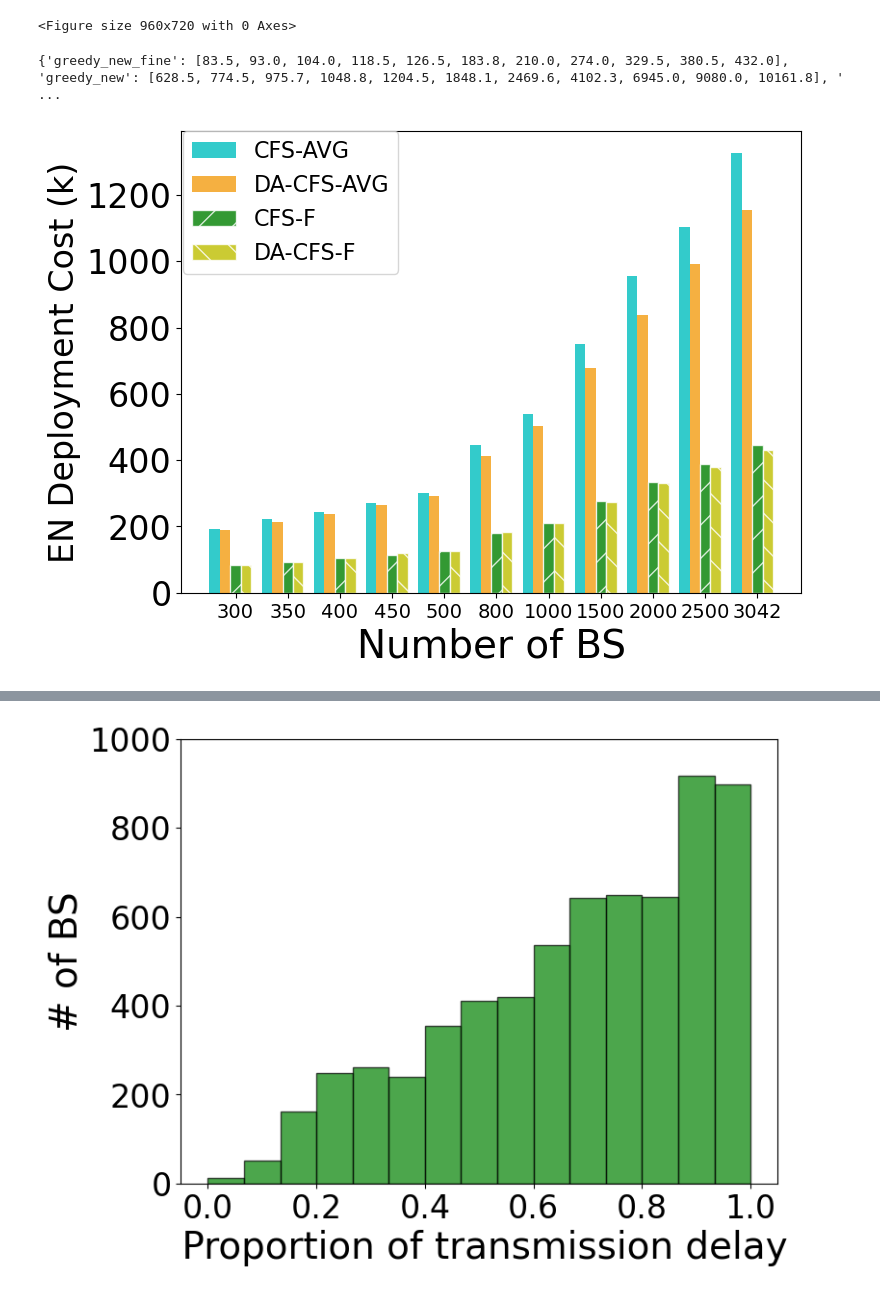
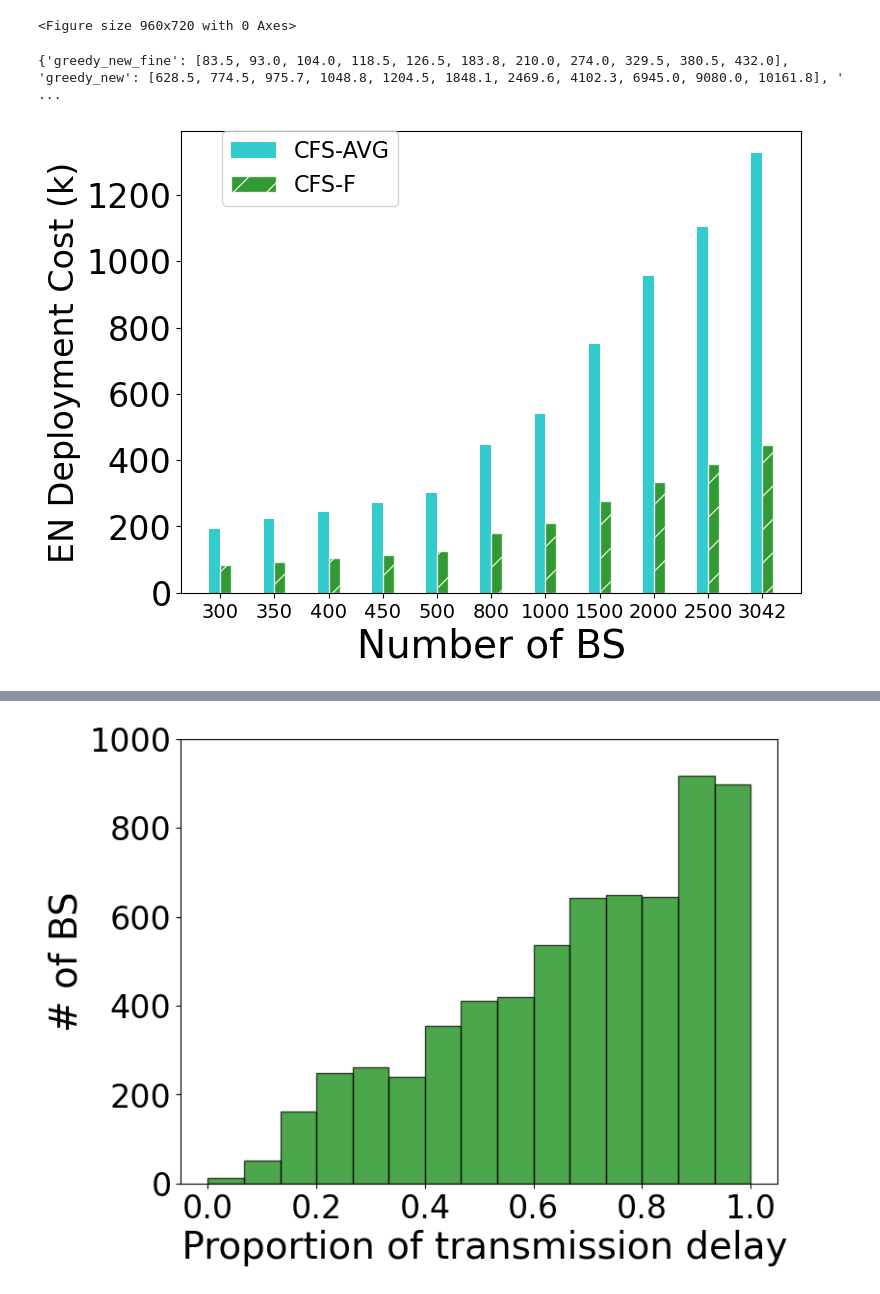
Before and after one commit to PetalZh/MECExpJava, a Jupyter notebook: Plot/MECPlot/plot.ipynb, the cells around one changed output, grey strips where cells are left out. Cells and saved outputs as stored; diff of their text form; code cells hidden in the pictures.

```diff
--- a/Plot/MECPlot/plot.ipynb
+++ b/Plot/MECPlot/plot.ipynb
@@ -206,40 +206,40 @@ def plotAvg():
                 plot_dict.update({method:[value/1000]})
 
     print(plot_dict)
 
 
     #fig,ax = plt.subplots()
     fig = plt.figure(figsize=(8, 6))
 
     plt.xlabel(r'Number of BS', fontsize=font)
     plt.ylabel(r'EN Deployment Cost (k)', fontsize=24)
 
     r = range(1, len(plot_dict['greedy'])+1)
 
-    p_greedy_avg = [i - 0.4 for i in r]
-    p_greedy_new_avg = [i - 0.2 for i in r]
-    p_greedy_fine = [i for i in r]
-    p_greedy_new_fine = [i + 0.2 for i in r]
+    p_greedy_avg = [i - 0.1 for i in r]
+    # p_greedy_new_avg = [i - 0.2 for i in r]
+    p_greedy_fine = [i + 0.1 for i in r]
+    # p_greedy_new_fine = [i + 0.2 for i in r]
     #print(p_random)
 
     bar1 = plt.bar(p_greedy_avg,plot_dict['greedy_avg'],width = 0.2, alpha = 0.8,color = 'c', label = 'CFS-AVG')
-    bar2 = plt.bar(p_greedy_new_avg,plot_dict['greedy_new_avg'],width = 0.2, alpha = 0.8,color = '#F39C12', label = 'DA-CFS-AVG')
+    # bar2 = plt.bar(p_greedy_new_avg,plot_dict['greedy_new_avg'],width = 0.2, alpha = 0.8,color = '#F39C12', label = 'DA-CFS-AVG')
     bar3 = plt.bar(p_greedy_fine,plot_dict['greedy_fine'],width = 0.2, alpha = 0.8,color = 'g',hatch = '/', edgecolor='w', label = 'CFS-F')
-    bar4 = plt.bar(p_greedy_new_fine,plot_dict['greedy_new_fine'],width = 0.2, alpha = 0.8,color = 'y', hatch = '\\', edgecolor='w',label = 'DA-CFS-F')
+    # bar4 = plt.bar(p_greedy_new_fine,plot_dict['greedy_new_fine'],width = 0.2, alpha = 0.8,color = 'y', hatch = '\\', edgecolor='w',label = 'DA-CFS-F')
 
     #n = [int(i)/100 for i in x]
 
     plt.yticks(fontsize=24)
     plt.xticks(r,x, fontsize=14)
     plt.legend(bbox_to_anchor=(0.35, 1), loc=1, borderaxespad=0., fontsize=16)
 
     plt.savefig('./img/cost_avg.png', bbox_inches = 'tight')
     #plt.grid(True)
 
 plotAvg()
 # %% [output]
 {'greedy_new_fine': [83.5, 93.0, 104.0, 118.5, 126.5, 183.8, 210.0, 274.0, 329.5, 380.5, 432.0], 'greedy_new': [628.5, 774.5, 975.7, 1048.8, 1204.5, 1848.1, 2469.6, 4102.3, 6945.0, 9080.0, 10161.8], ' ...
-[figure, old version]
+[figure, new version]
 # %%
 def plotTimeLine():
     theta = "0.1"
```
Also changed, not shown: parts of 7 cells of this notebook, 16 other files.
